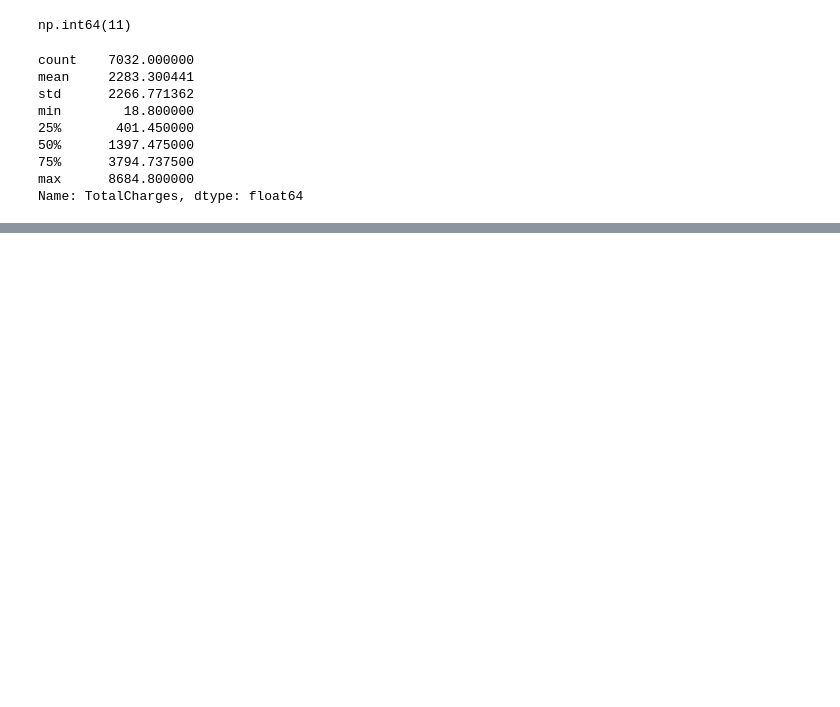
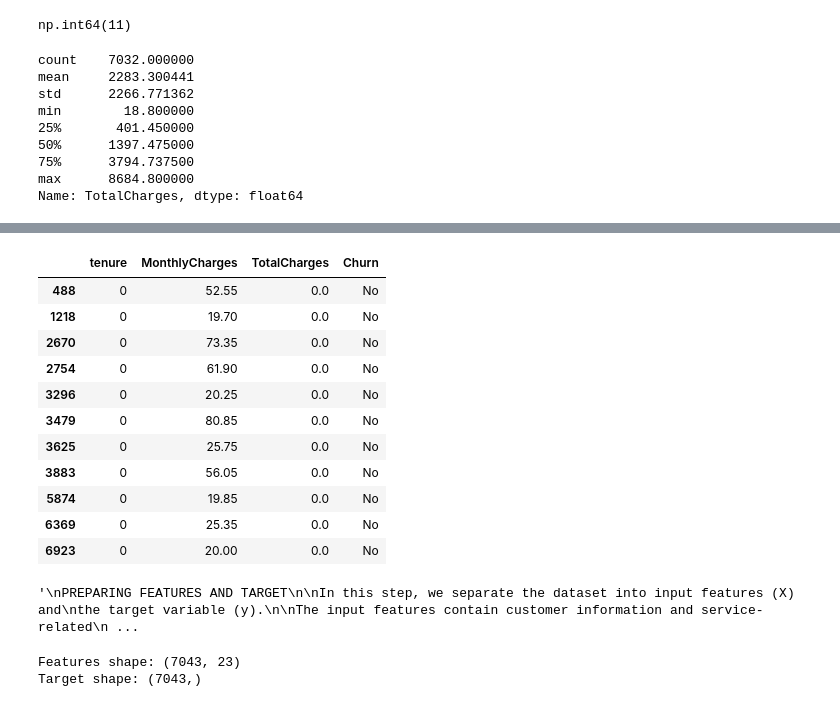
Before and after one commit to gman-sudo/telcom-revenue-at-risk-predictor, a Jupyter notebook: notebooks/01_data_understanding.ipynb, the cells around one changed output, grey strips where cells are left out. Saved outputs shown, nothing was run; the diff lists cells and outputs as text; code cells hidden in the pictures; blank space fills up the shorter version.

```diff
--- a/notebooks/01_data_understanding.ipynb
+++ b/notebooks/01_data_understanding.ipynb
@@ -805,0 +1015,3 @@ Name: TotalCharges, dtype: float64
+# %%
+# Convert TotalCharges to numeric
+df['TotalCharges'] = pd.to_numeric(df['TotalCharges'], errors='coerce')
@@ -805,0 +1033,57 @@ Name: TotalCharges, dtype: float64
+# %%
+# Confirm the updated TotalCharges values
+df.loc[
+    df['tenure'] == 0,
+    ['tenure', 'MonthlyCharges', 'TotalCharges', 'Churn']
+].head(15)
+# %% [output]
+|  | tenure | MonthlyCharges | TotalCharges | Churn |
+| 488 | 0 | 52.55 | 0.0 | No |
+| 1218 | 0 | 19.70 | 0.0 | No |
+| 2670 | 0 | 73.35 | 0.0 | No |
+| 2754 | 0 | 61.90 | 0.0 | No |
+| 3296 | 0 | 20.25 | 0.0 | No |
+| 3479 | 0 | 80.85 | 0.0 | No |
+| 3625 | 0 | 25.75 | 0.0 | No |
+| 3883 | 0 | 56.05 | 0.0 | No |
+| 5874 | 0 | 19.85 | 0.0 | No |
+| 6369 | 0 | 25.35 | 0.0 | No |
+| 6923 | 0 | 20.00 | 0.0 | No |
+# %%
+'''
+PREPARING FEATURES AND TARGET
+
+In this step, we separate the dataset into input features (X) and
+the target variable (y).
+
+The input features contain customer information and service-related
+attributes that may help predict customer churn.
+
+The target variable is Churn, which indicates whether a customer
+has left the service.
+
+Features (X):
+    All columns except Churn. These are the variables used to make
+    predictions.
+
+Target (y):
+    The Churn column. This is the variable we want the model to predict.
+
+Separating features and target prepares the dataset for machine learning.
+Before training, we will inspect the features and remove columns that
+are unsuitable for prediction or could introduce data leakage.
+
+'''
+# %% [output]
+'\nPREPARING FEATURES AND TARGET\n\nIn this step, we separate the dataset into input features (X) and\nthe target variable (y).\n\nThe input features contain customer information and service-related\n ...
+# %%
+# Separate input features and target variable
+X = df.drop(columns=['Churn'])
+y = df['Churn']
+
+# Display the dimensions of features and target
+print('Features shape:', X.shape)
+print('Target shape:', y.shape)
+# %% [output]
+Features shape: (7043, 23)
+Target shape: (7043,)
```
Also changed, not shown: parts of 26 cells of this notebook, 3 other files.
